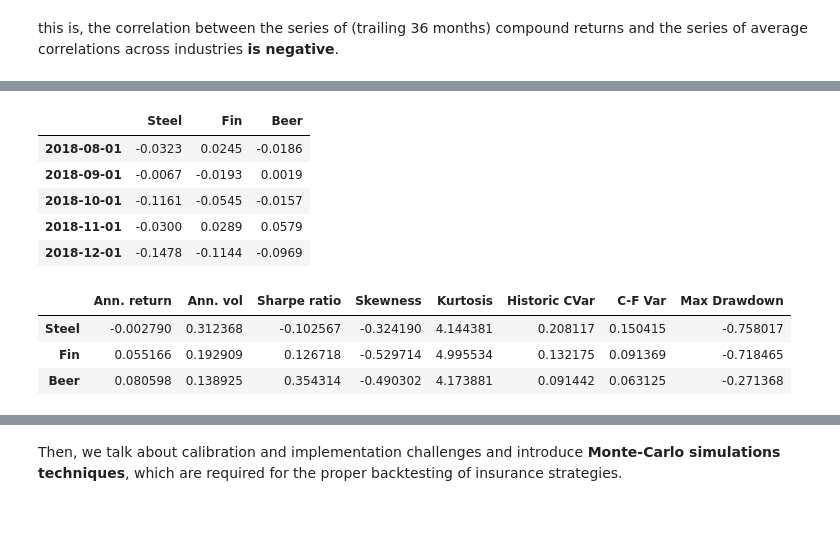
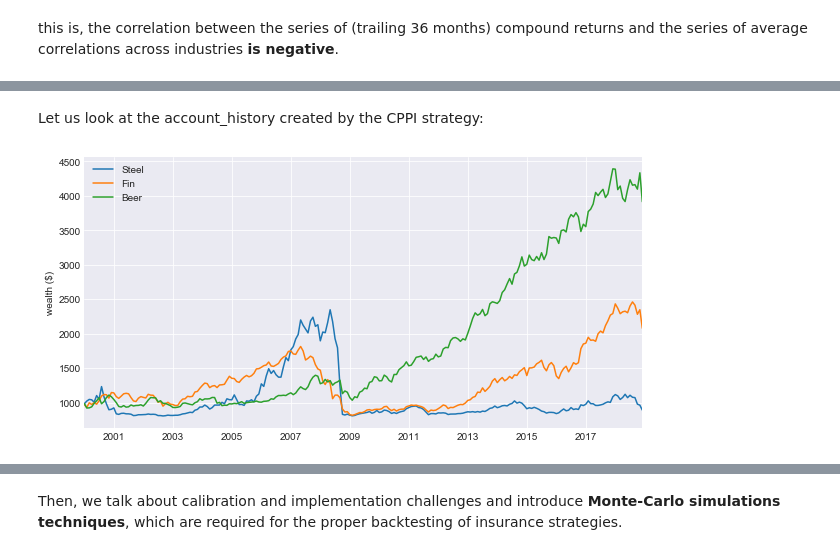
Before and after one commit to z4ir3/finance-courses, a Jupyter notebook: week-3.ipynb, the cells around one changed output, grey strips where cells are left out. Drawn from its saved outputs; the diff is of its cells as text; code cells hidden in the pictures; blank space fills up the shorter version.

Commit message:
updating cppi for loop and descriptions

```diff
--- a/week-3.ipynb
+++ b/week-3.ipynb
@@ -333,15 +360,12 @@ safe_rets[:] = 0.03 / 12
+# %%
+start_value   = 1000
+account_value = start_value
+floor         = 0.8
+floor_value   = floor * account_value
+
+# recall that a drop > 1/m% would break the floor
+m = 3
 # %%
-start = 1000
-floor = 0.8
-
-dates = risky_assets.index
-n_steps = len(dates)
-
-account_value = start
-floor_value   = floor * account_value
-
-m = 3
-
 account_history = pd.DataFrame().reindex_like(risky_rets)
 cushion_history = pd.DataFrame().reindex_like(risky_rets)
 risky_w_history = pd.DataFrame().reindex_like(risky_rets)
@@ -348,15 +387,26 @@ risky_w_history = pd.DataFrame().reindex_like(risky_rets)
 # %%
-for step in range(n_steps):
+# For loop over dates
+for step in range( len(risky_rets.index) ):
+    # computing the cushion (as a percentage of the current account value)
     cushion = (account_value - floor_value) / account_value
+
+    # compute the weight for the allocation on the risky asset
     risky_w = m * cushion
     risky_w = np.minimum(risky_w, 1)
     risky_w = np.maximum(risky_w, 0)
+    # the last two conditions ensure that the risky weight is in [0,1]
+
+    # compute the weight for the allocation on the safe asset
     safe_w  = 1 - risky_w
+
+    # compute the value allocation
     risky_allocation = risky_w * account_value
-    safe_allocation  = safe_w * account_value
-    # update the account value
-    account_value = risky_allocation * (1+risky_rets.iloc[step]) + safe_allocation * (1+safe_rets.iloc[step])
-    #
+    safe_allocation  = safe_w  * account_value
+
+    # compute the new account value: this is given by the new values from both the risky and the safe assets
+    account_value = risky_allocation * (1 + risky_rets.iloc[step] ) + safe_allocation  * (1 + safe_rets.iloc[step]  )
+
+    # save data: current account value, cushions, weights
     account_history.iloc[step] = account_value
     cushion_history.iloc[step] = cushion
     risky_w_history.iloc[step] = risky_w
@@ -379,17 +413,8 @@ account_history.plot()
-# %%
-prova = ind_return["2000":][["Steel","Fin","Beer"]]
-prova.tail()
-# %% [output]
-|  | Steel | Fin | Beer |
-| 2018-08-01 | -0.0323 | 0.0245 | -0.0186 |
-| 2018-09-01 | -0.0067 | -0.0193 | 0.0019 |
-| 2018-10-01 | -0.1161 | -0.0545 | -0.0157 |
-| 2018-11-01 | -0.0300 | 0.0289 | 0.0579 |
-| 2018-12-01 | -0.1478 | -0.1144 | -0.0969 |
-# %%
-erk.summary_stats( prova ) #["Steel"] )
-# %% [output]
-|  | Ann. return | Ann. vol | Sharpe ratio | Skewness | Kurtosis | Historic CVar | C-F Var | Max Drawdown |
-| Steel | -0.002790 | 0.312368 | -0.102567 | -0.324190 | 4.144381 | 0.208117 | 0.150415 | -0.758017 |
-| Fin | 0.055166 | 0.192909 | 0.126718 | -0.529714 | 4.995534 | 0.132175 | 0.091369 | -0.718465 |
-| Beer | 0.080598 | 0.138925 | 0.354314 | -0.490302 | 4.173881 | 0.091442 | 0.063125 | -0.271368 |
+# %% [markdown]
+Let us look at the account_history created by the CPPI strategy:
+# %%
+ax = account_history.plot(figsize=(10,5), grid=True)
+ax.set_ylabel("wealth ($)")
+plt.show()
+# %% [output]
+[figure, added]
```
Also changed, not shown: parts of 16 cells of this notebook.
